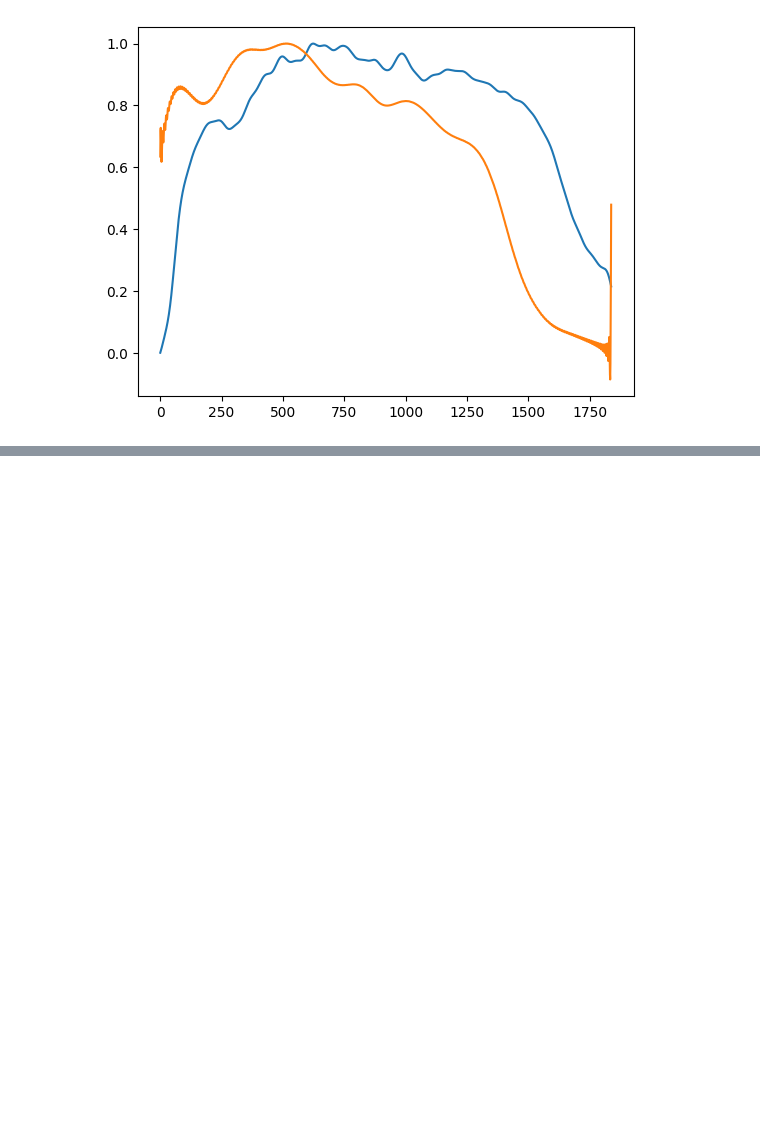
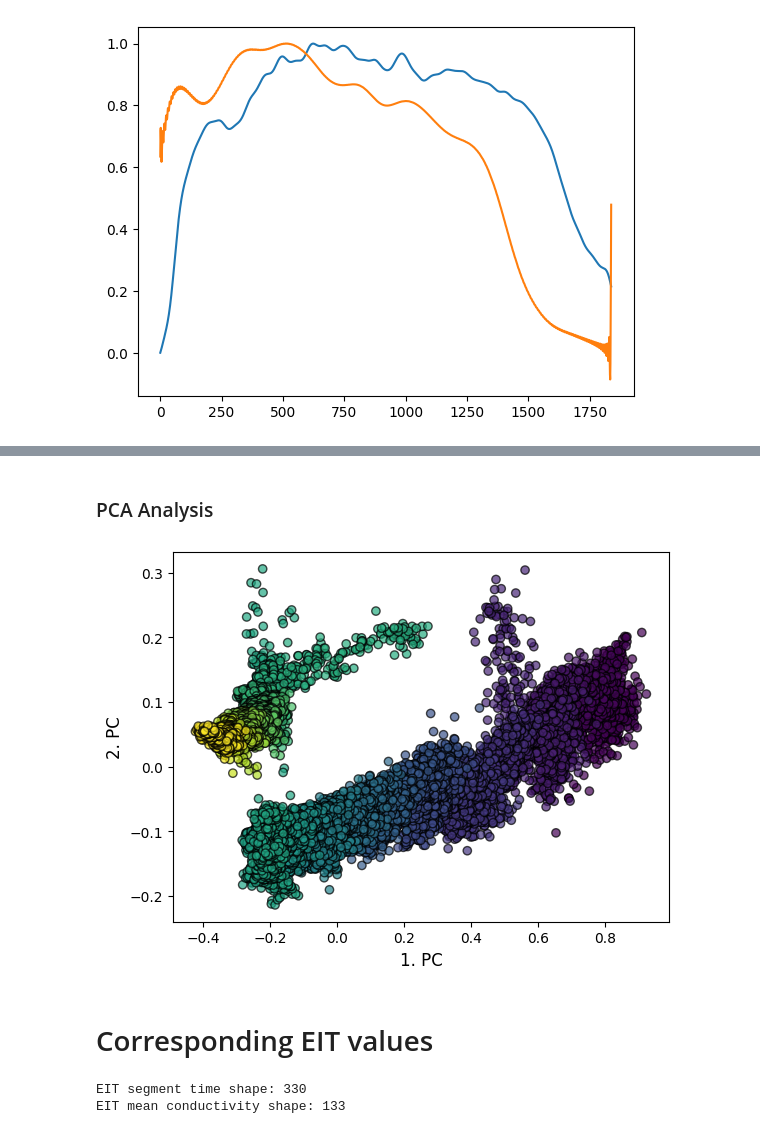
Before and after one commit to Arash-Keshavarz/EIT_Thigh_Force_Estimation, a Jupyter notebook: post_processing/Post_processing.ipynb, the cells around one changed output, grey strips where cells are left out. Drawn from its saved outputs; the diff is of its cells as text; code cells hidden in the pictures; blank space fills up the shorter version.

```diff
--- a/post_processing/Post_processing.ipynb
+++ b/post_processing/Post_processing.ipynb
@@ -325,0 +312,21 @@ from 18379 to 18866
+# %% [markdown]
+### PCA Analysis
+# %%
+from sklearn.decomposition import PCA
+
+data_flattened = eit_abs.reshape(eit_abs.shape[0], -1)
+pca = PCA(n_components=2)
+data_reduced = pca.fit_transform(data_flattened)
+
+plt.scatter(data_reduced[:, 0],
+            data_reduced[:, 1],
+            c=scale_to_range(eit_timestmps),
+            edgecolors="k",
+            alpha=0.7)
+plt.xlabel("1. PC", fontsize=12)
+plt.ylabel("2. PC", fontsize=12)
+plt.show()
+# %% [output]
+[figure, added]
+# %% [markdown]
+# Corresponding EIT values
@@ -325,0 +345,6 @@ from 18379 to 18866
+# %%
+print(f"EIT segment time shape: {len(eit_segment_time)}")
+print(f"EIT mean conductivity shape: {len(mean_conductivity)}")
+# %% [output]
+EIT segment time shape: 330
+EIT mean conductivity shape: 133
```
Also changed, not shown: parts of 16 cells of this notebook.
